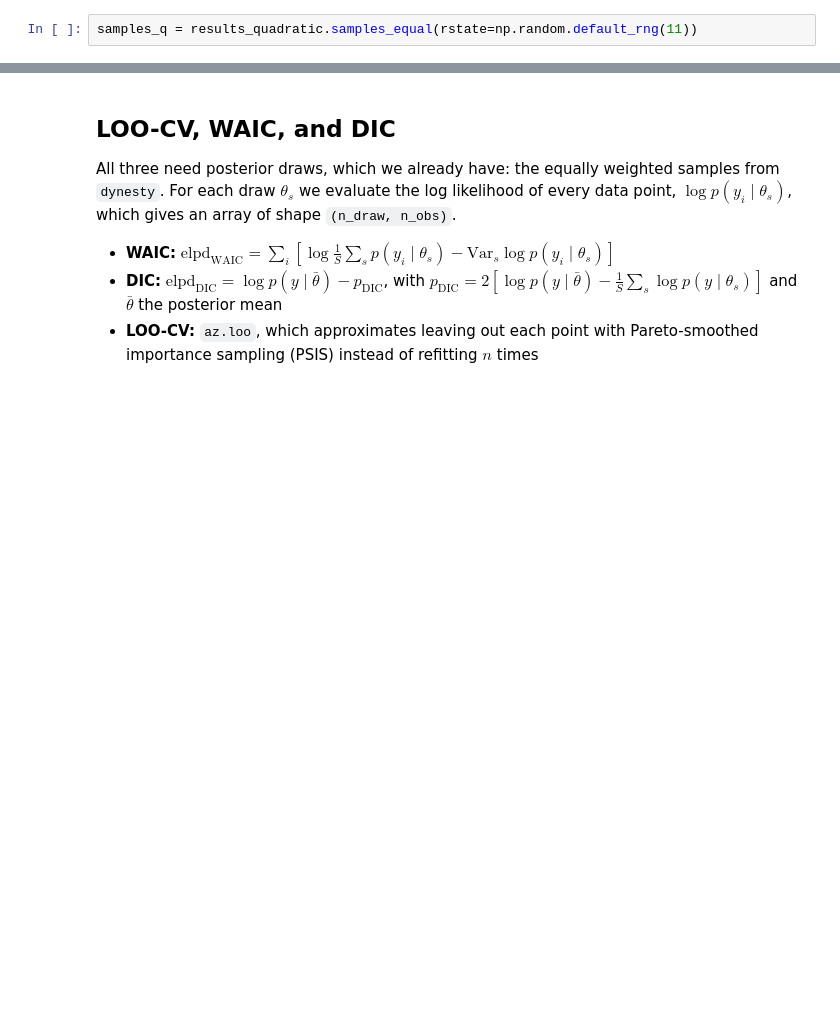
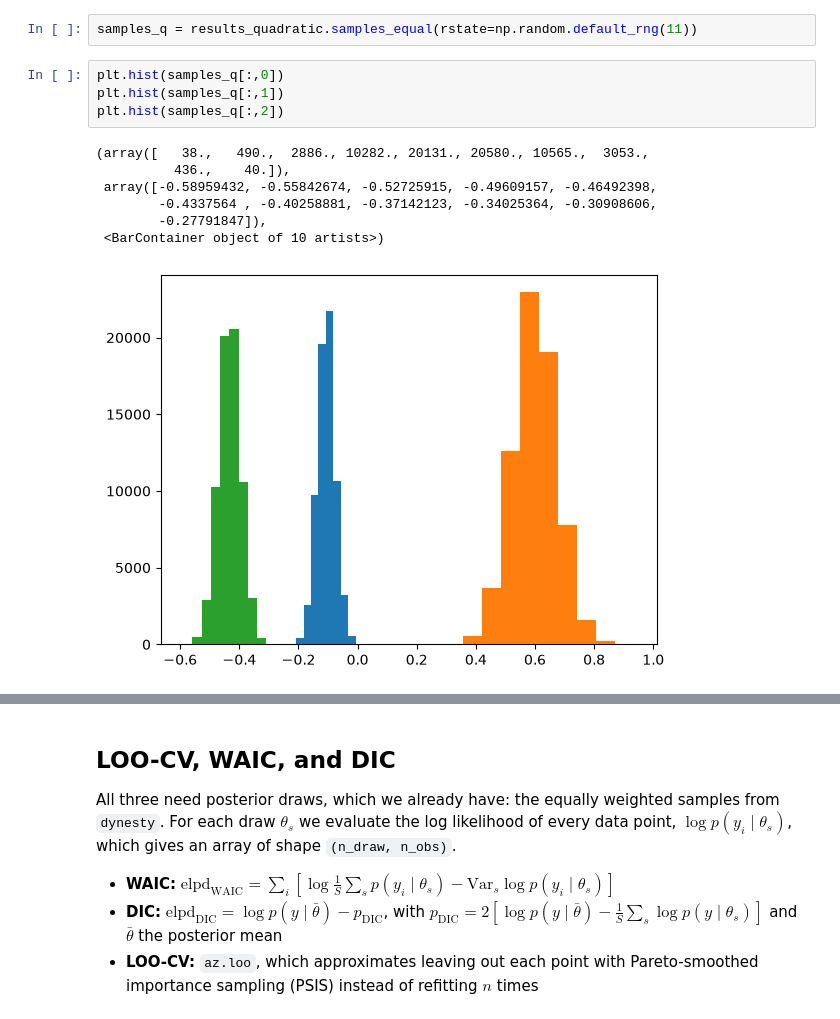
Before and after one commit to shimishimiaeshimiah/Bayesian-Stats-HS2026, a Jupyter notebook: exercise_solutions/week8_model_comparison_and_linear_regression_solutions.ipynb, the cells around one changed output, grey strips where cells are left out. Cells and saved outputs as stored; diff of their text form; blank space fills up the shorter version.

```diff
--- a/exercise_solutions/week8_model_comparison_and_linear_regression_solutions.ipynb
+++ b/exercise_solutions/week8_model_comparison_and_linear_regression_solutions.ipynb
@@ -63,6 +63,18 @@ results_linear = run_dynesty(linear_model, 2, prior_transform, x, y, y_err, seed
 results_quadratic = run_dynesty(quadratic_model, 3, prior_transform, x, y, y_err, seed=11)
 # %%
 samples_q = results_quadratic.samples_equal(rstate=np.random.default_rng(11))
+# %%
+plt.hist(samples_q[:,0])
+plt.hist(samples_q[:,1])
+plt.hist(samples_q[:,2])
+# %% [output]
+(array([   38.,   490.,  2886., 10282., 20131., 20580., 10565.,  3053.,
+          436.,    40.]),
+ array([-0.58959432, -0.55842674, -0.52725915, -0.49609157, -0.46492398,
+        -0.4337564 , -0.40258881, -0.37142123, -0.34025364, -0.30908606,
+        -0.27791847]),
+ <BarContainer object of 10 artists>)
+[figure, added]
 # %%
 quadratic_coeff = samples_q[:, 0]          # a in a*x**2 + b*x + c
 prior_density_at_zero = 1 / 6              # U(-3, 3)
```
Also changed, not shown: parts of 13 cells of this notebook, 2 other files.
